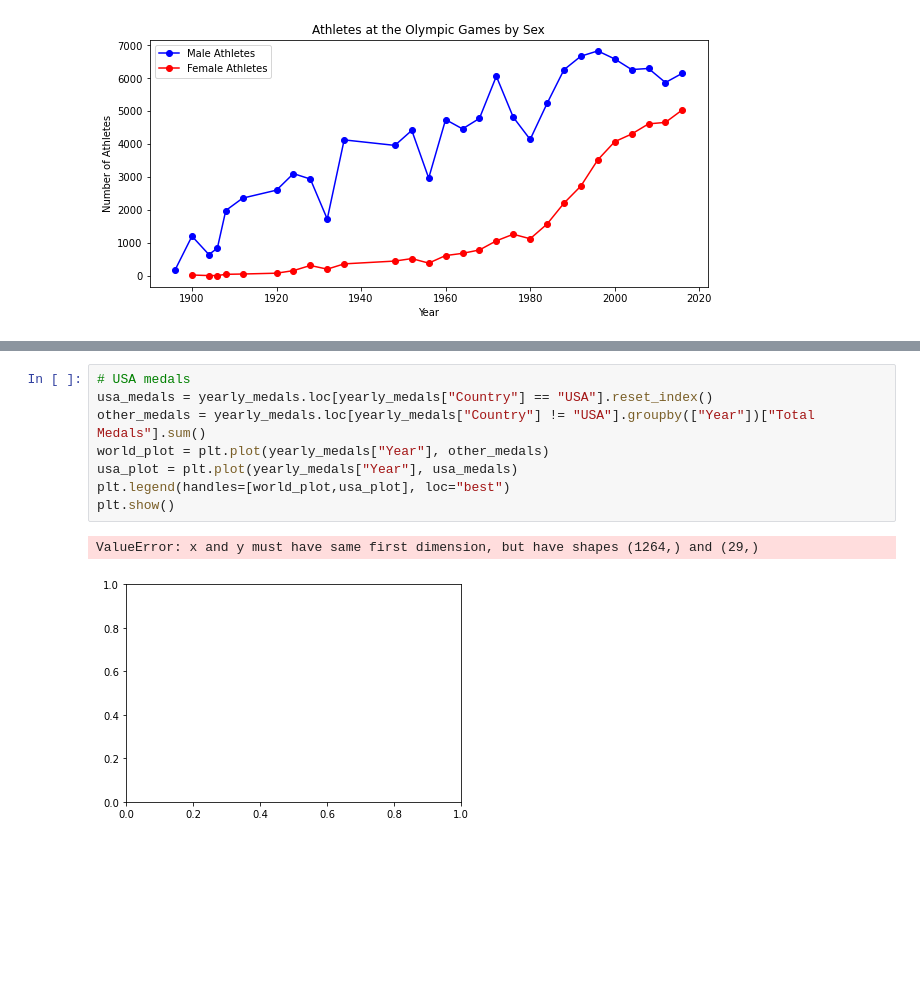
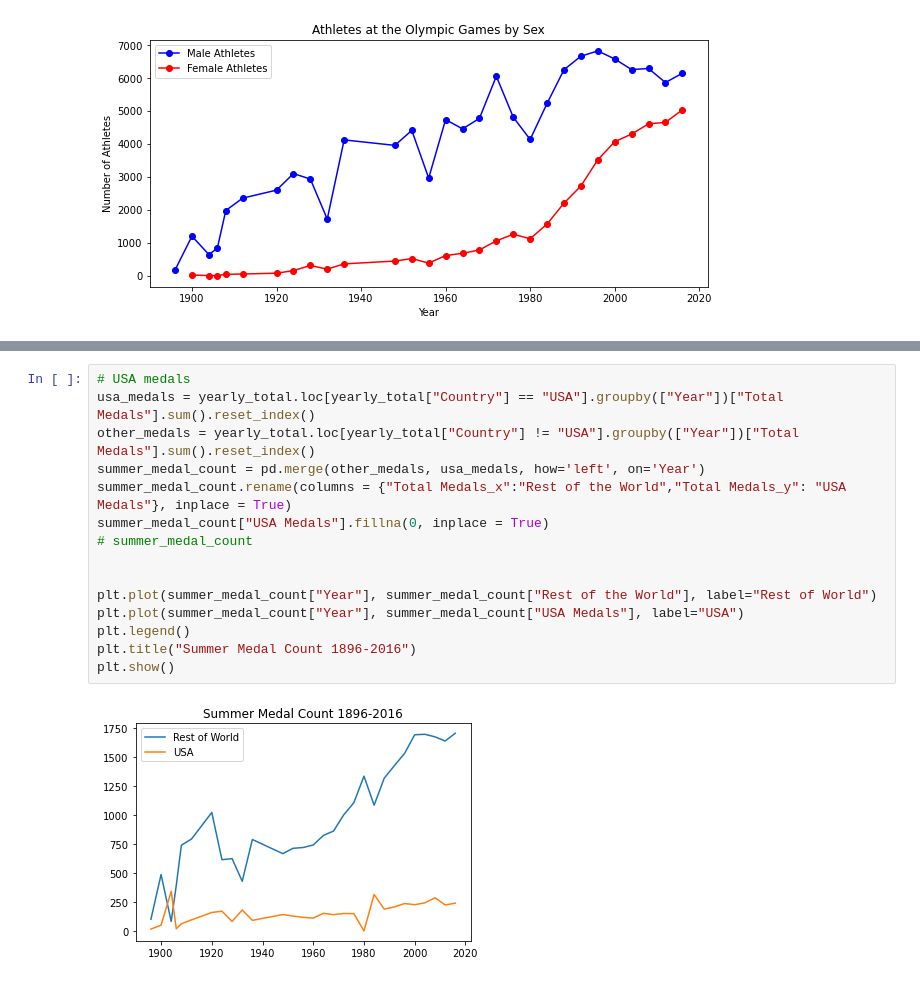
Before and after one commit to sissa81/project1, a Jupyter notebook: olympics.ipynb, the cells around one changed output, grey strips where cells are left out. Saved outputs shown, nothing was run; the diff lists cells and outputs as text; blank space fills up the shorter version.

```diff
--- a/olympics.ipynb
+++ b/olympics.ipynb
@@ -313,11 +314,17 @@ yearly_medals
-# %%
-# USA medals
-usa_medals = yearly_medals.loc[yearly_medals["Country"] == "USA"].reset_index()
-other_medals = yearly_medals.loc[yearly_medals["Country"] != "USA"].groupby(["Year"])["Total Medals"].sum()
-world_plot = plt.plot(yearly_medals["Year"], other_medals)
-usa_plot = plt.plot(yearly_medals["Year"], usa_medals)
-plt.legend(handles=[world_plot,usa_plot], loc="best")
-plt.show()
-# %% [output]
-ValueError: x and y must have same first dimension, but have shapes (1264,) and (29,)
-[figure, removed]
+# %%
+# USA medals
+usa_medals = yearly_total.loc[yearly_total["Country"] == "USA"].groupby(["Year"])["Total Medals"].sum().reset_index()
+other_medals = yearly_total.loc[yearly_total["Country"] != "USA"].groupby(["Year"])["Total Medals"].sum().reset_index()
+summer_medal_count = pd.merge(other_medals, usa_medals, how='left', on='Year')
+summer_medal_count.rename(columns = {"Total Medals_x":"Rest of the World","Total Medals_y": "USA Medals"}, inplace = True)
+summer_medal_count["USA Medals"].fillna(0, inplace = True)
+# summer_medal_count
+
+
+plt.plot(summer_medal_count["Year"], summer_medal_count["Rest of the World"], label="Rest of World")
+plt.plot(summer_medal_count["Year"], summer_medal_count["USA Medals"], label="USA")
+plt.legend()
+plt.title("Summer Medal Count 1896-2016")
+plt.show()
+# %% [output]
+[figure, added]
```
Also changed, not shown: parts of 1 cell of this notebook.
